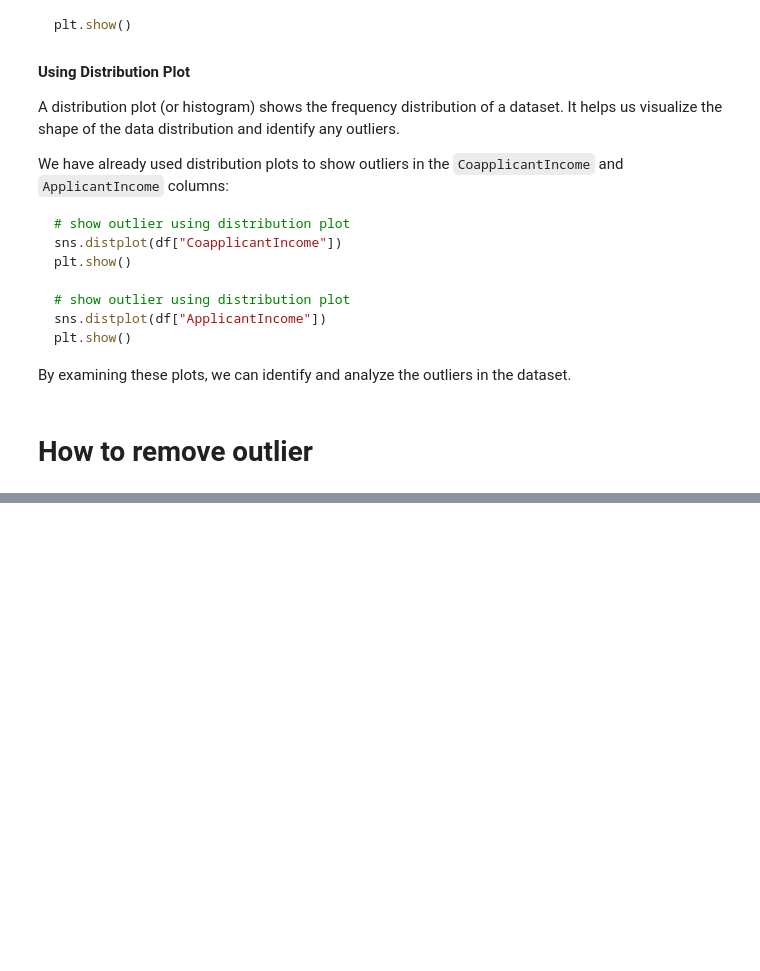
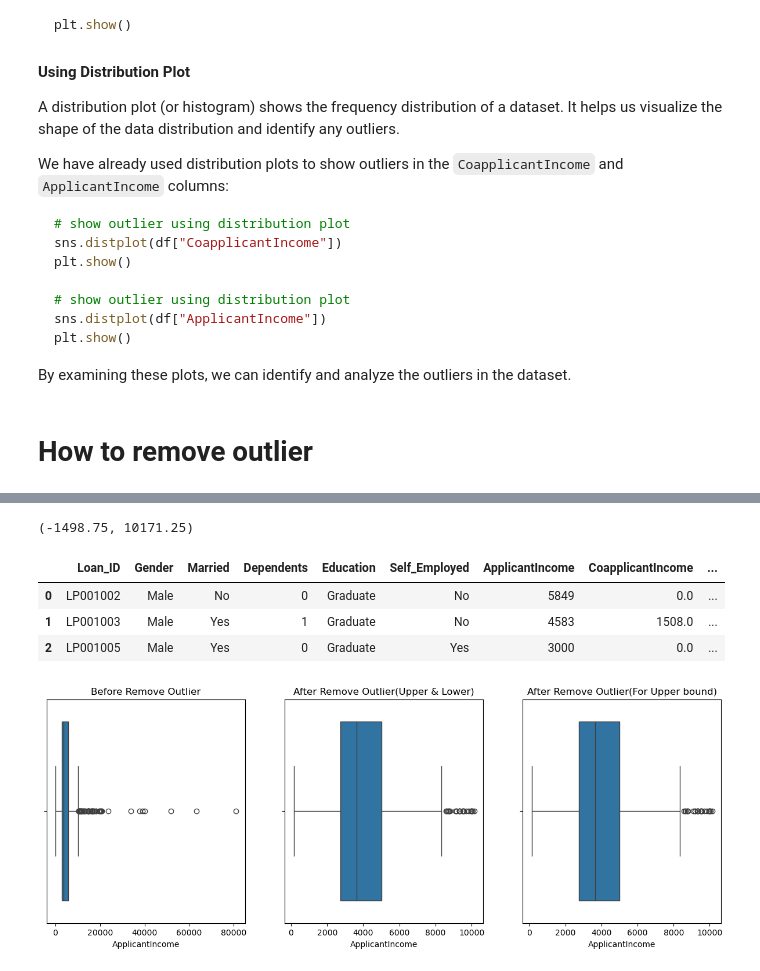
Before and after one commit to ruddropust/ML-Learn, a Jupyter notebook: WSCubeTech/outlier.ipynb, the cells around one changed output, grey strips where cells are left out. Saved outputs shown, nothing was run; the diff lists cells and outputs as text; code cells hidden in the pictures; blank space fills up the shorter version.

```diff
--- a/WSCubeTech/outlier.ipynb
+++ b/WSCubeTech/outlier.ipynb
@@ -151,0 +194,37 @@ By examining these plots, we can identify and analyze the outliers in the datase
+# %%
+q1 = df['ApplicantIncome'].quantile(0.25)
+q3 = df['ApplicantIncome'].quantile(0.75)
+
+iqr = q3 - q1
+# %%
+lower_bound = q1 - (1.5*iqr)
+upper_bound = q3 + (1.5*iqr)
+lower_bound,upper_bound
+# %% [output]
+(-1498.75, 10171.25)
+# %%
+# for upper bound only
+df_no_outlier_for_upperbound = df[df['ApplicantIncome']<=upper_bound]
+#for uuper & lower value
+df_no_outlier = df[(df['ApplicantIncome']>=lower_bound) & (df['ApplicantIncome']<=upper_bound)]
+# %%
+df_no_outlier.head(3)
+# %% [output]
+|  | Loan_ID | Gender | Married | Dependents | Education | Self_Employed | ApplicantIncome | CoapplicantIncome | ... |
+| 0 | LP001002 | Male | No | 0 | Graduate | No | 5849 | 0.0 | ... |
+| 1 | LP001003 | Male | Yes | 1 | Graduate | No | 4583 | 1508.0 | ... |
+| 2 | LP001005 | Male | Yes | 0 | Graduate | Yes | 3000 | 0.0 | ... |
+# %%
+plt.figure(figsize=(15, 5))
+plt.subplot(1,3,1)
+sns.boxplot(x="ApplicantIncome", data=df)
+plt.title("Before Remove Outlier")
+plt.subplot(1,3,2)
+sns.boxplot(x="ApplicantIncome", data=df_no_outlier)
+plt.title("After Remove Outlier(Upper & Lower)")
+plt.subplot(1,3,3)
+sns.boxplot(x="ApplicantIncome", data=df_no_outlier_for_upperbound)
+plt.title("After Remove Outlier(For Upper bound)")
+plt.show()
+# %% [output]
+[figure, added]
```
Also changed, not shown: parts of 19 cells of this notebook.
